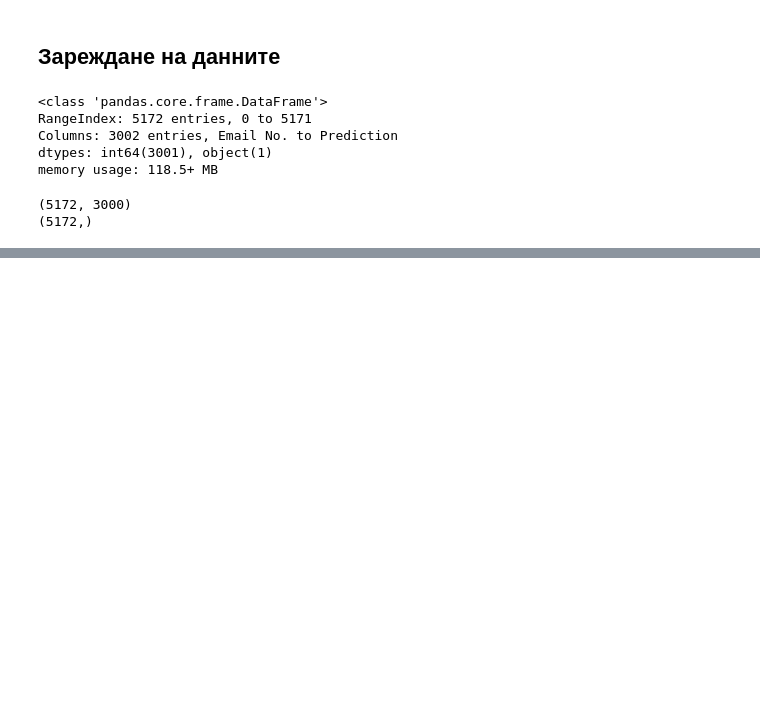
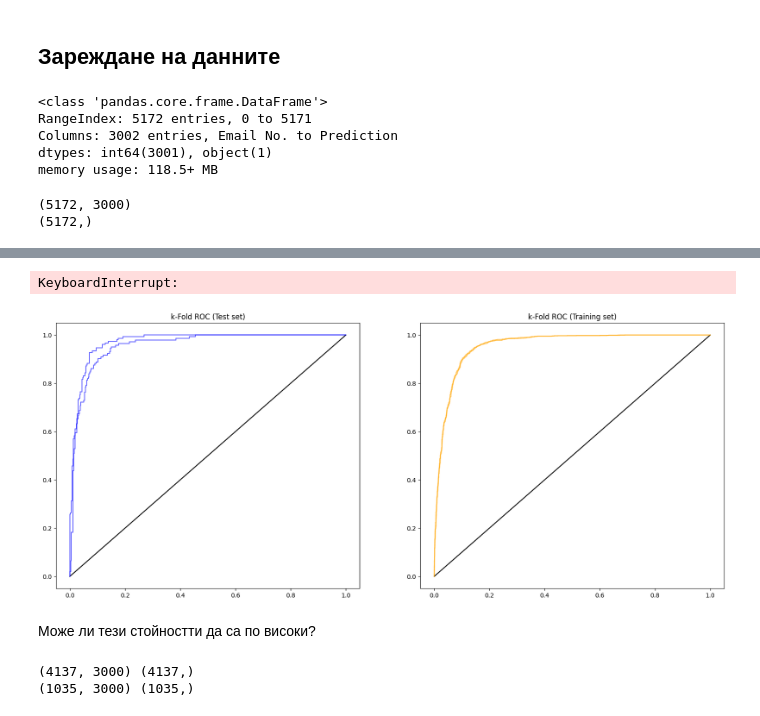
Before and after one commit to Exonault/TechnicalUniversityMastersProject, a Jupyter notebook: MachineLearning/MachineLearning/Notebooks/Project.ipynb, the cells around one changed output, grey strips where cells are left out. Cells and saved outputs as stored; diff of their text form; code cells hidden in the pictures; blank space fills up the shorter version.

```diff
--- a/MachineLearning/MachineLearning/Notebooks/Project.ipynb
+++ b/MachineLearning/MachineLearning/Notebooks/Project.ipynb
@@ -59,25 +33,27 @@ accuracy, AUC, TPR, FPR, ConfusionMatrix, ClassificationReport <br>
 # %%
 from sklearn.metrics import roc_curve, roc_auc_score
 from sklearn.metrics import confusion_matrix, classification_report
+from sklearn.base import clone
+import matplotlib.pyplot as plt
 
 
-def getMetrics(classifier, X_train, Y_train, X_test, Y_test):
-    classifier.fit(X_train, Y_train)
+def get_metrics(classifier, x_train, y_train, x_test, y_test):
+    classifier = clone(classifier)
+    classifier.fit(x_train, y_train)
 
-    predicted = classifier.predict(X_test)
-    probabilities = classifier.predict_proba(X_test)
+    predicted = classifier.predict(x_test)
+    probabilities = classifier.predict_proba(x_test)
     probabilities = probabilities[:, 1]
 
-    fpr, tpr, threshold = roc_curve(Y_test, probabilities)
-    auc = roc_auc_score(Y_test, probabilities)
+    fpr, tpr, threshold = roc_curve(y_test, probabilities)
+    auc = roc_auc_score(y_test, probabilities)
 
-    conf_matrix = confusion_matrix(Y_test, predicted)
+    conf_matrix = confusion_matrix(y_test, predicted)
 
-    accuracy = classification_report(Y_test, predicted, output_dict=True)['accuracy']
-    cl_report = classification_report(Y_test, predicted, output_dict=False)
+    accuracy = classification_report(y_test, predicted, output_dict=True)['accuracy']
+    cl_report = classification_report(y_test, predicted, output_dict=False)
 
     return {
-        "classifier": classifier,
         "ACC": accuracy,
         "AUC": auc,
         "TPR": tpr,
@@ -145,0 +181,18 @@ def kFoldValidation(classifier, X, Y):
+# %%
+k_fold_metrics = k_fold_validation(logistic_regression, X_norm, Y)
+k_fold_metrics.head(10)
+# %% [output]
+KeyboardInterrupt:
+[figure, added]
+# %% [markdown]
+Може ли тези стойностти да са по високи?<br>
+# %%
+scaler = MinMaxScaler()
+
+X_scaled = scaler.fit_transform(X)
+X_train, X_test, Y_train, Y_test = train_test_split(X_scaled, Y, test_size=0.2, random_state=42)
+print(X_train.shape, Y_train.shape)
+print(X_test.shape, Y_test.shape)
+# %% [output]
+(4137, 3000) (4137,)
+(1035, 3000) (1035,)
```
Also changed, not shown: parts of 28 cells of this notebook.
